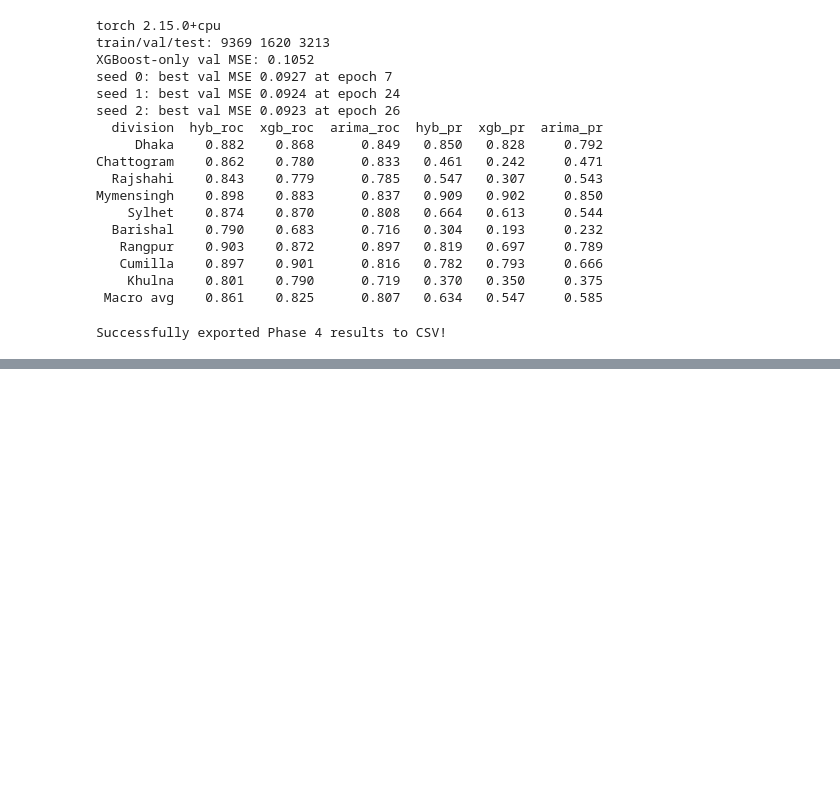
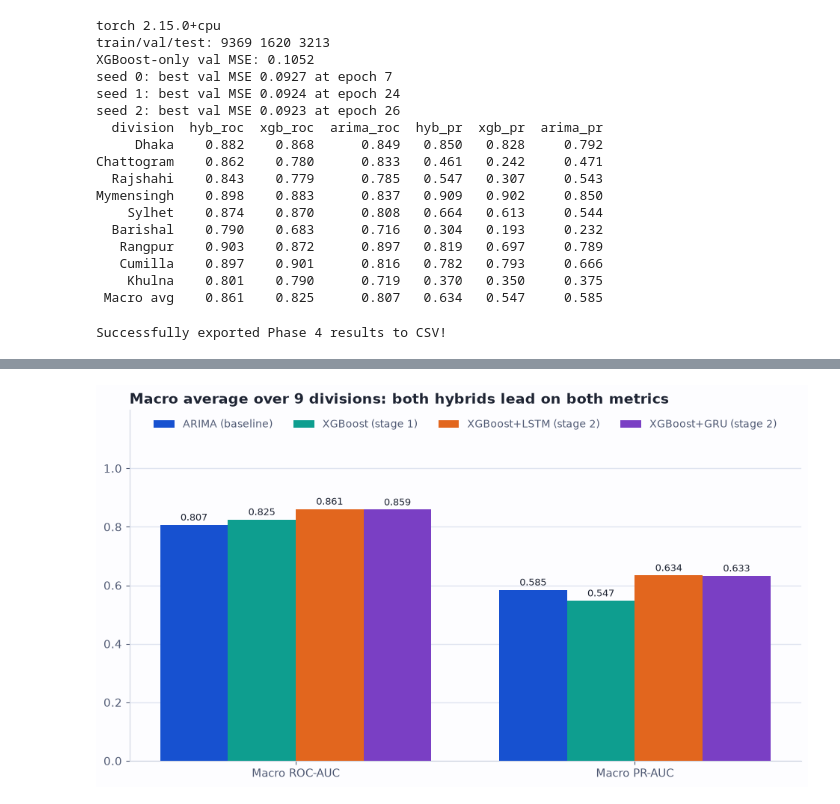
Before and after one commit to ZahidulAlam277/load-shedding-capstone, a Jupyter notebook: notebooks/04_xgb_lstm_hybrid.ipynb, the cells around one changed output, grey strips where cells are left out. Saved outputs shown, nothing was run; the diff lists cells and outputs as text; code cells hidden in the pictures; blank space fills up the shorter version.

Commit message:
further analysis and engineerung with model evaluatio completion

```diff
--- a/notebooks/04_xgb_lstm_hybrid.ipynb
+++ b/notebooks/04_xgb_lstm_hybrid.ipynb
@@ -405,0 +443,6 @@ saved fig10_phase4_pr_auc.png
+# %%
+# load saved ARIMA scores
+p_arima = np.load("../data/processed/p_arima.npy")
+assert p_arima.shape == (len(divisions), n), p_arima.shape
+print([round(roc_auc_score(Y[i], p_arima[i]), 3) for i in range(len(divisions))])
+print([arima[d][0] for d in divisions])    # should match the line above
@@ -405,0 +485,87 @@ saved fig10_phase4_pr_auc.png
+# %%
+# four-model figures (ARIMA, XGBoost, XGBoost+LSTM, XGBoost+GRU)
+import os
+import numpy as np
+import pandas as pd
+import matplotlib.pyplot as plt
+
+TABLES, FIGURES = "../outputs/tables", "../outputs/figures"
+os.makedirs(FIGURES, exist_ok=True)
+
+# Palette
+BLUE, ORANGE, AQUA, PURPLE = "#1751D0", "#E2661E", "#0E9E8F", "#7A3FC4"
+INK, INK2, GRID, SURF = "#1E2433", "#505A74", "#DFE4F0", "#FDFDFF"
+plt.rcParams.update({"font.size": 11, "axes.edgecolor": "#CDD3E0", "axes.labelcolor": INK2,
+                     "xtick.color": INK2, "ytick.color": INK2, "figure.facecolor": SURF,
+                     "axes.facecolor": SURF, "axes.spines.top": False, "axes.spines.right": False})
+
+MODELS = [("arima", "ARIMA (baseline)",       BLUE),
+          ("xgb",   "XGBoost (stage 1)",      AQUA),
+          ("lstm",  "XGBoost+LSTM (stage 2)", ORANGE),
+          ("gru",   "XGBoost+GRU (stage 2)",  PURPLE)]
+
+# Division rows only; macro recomputed from them
+df = pd.read_csv(f"{TABLES}/phase4_xgb_gru.csv")
+df = df[df["division"] != "Macro avg"].reset_index(drop=True)
+macro = df.drop(columns="division").mean()
+nd = len(df)
+
+def wins(model, metric):
+    """Divisions where `model` beats ARIMA on `metric`."""
+    return int((df[f"{model}_{metric}"] > df[f"arima_{metric}"]).sum())
+
+def grouped_bars(ax, labels, series, title, ylabel=None, rotate=0, annotate=False):
+    n, x = len(series), np.arange(len(labels))
+    w = 0.8 / n
+    for j, (name, color, vals) in enumerate(series):
+        bars = ax.bar(x + (j - (n - 1) / 2) * w, vals, w, color=color, label=name)
+        if annotate:
+            ax.bar_label(bars, fmt="%.3f", padding=2, fontsize=9, color=INK)
+    ax.set_title(title, loc="left", color=INK, fontsize=14, fontweight="bold")
+    if ylabel:
+        ax.set_ylabel(ylabel)
+    ax.set_xticks(x)
+    ax.set_xticklabels(labels, rotation=rotate, ha="right" if rotate else "center")
+    ax.set_ylim(0, 1.2)
+    ax.set_yticks(np.arange(0, 1.01, 0.2))
+    ax.grid(axis="y", color=GRID, linewidth=1)
+    ax.set_axisbelow(True)
+    ax.legend(frameon=False, labelcolor=INK2, ncol=4, loc="upper center", fontsize=10)
+
+def save(fig, name):
+    fig.tight_layout()
+    fig.savefig(f"{FIGURES}/{name}", dpi=300, facecolor=SURF)
+    plt.show()
+    plt.close(fig)
+    print("saved", name)
+
+def division_series(metric):
+    return [(label, color, df[f"{key}_{metric}"]) for key, label, color in MODELS]
+
+# Fig 8: macro-average scoreboard
+hyb_min = {m: min(macro[f"lstm_{m}"], macro[f"gru_{m}"]) for m in ("roc", "pr")}
+others_max = {m: max(macro[f"arima_{m}"], macro[f"xgb_{m}"]) for m in ("roc", "pr")}
+if all(hyb_min[m] > others_max[m] for m in ("roc", "pr")):
+    t8 = f"Macro average over {nd} divisions: both hybrids lead on both metrics"
+else:
+    t8 = f"Macro average over {nd} divisions"
+fig, ax = plt.subplots(figsize=(10, 5.5))
+macro_series = [(label, color, [macro[f"{key}_roc"], macro[f"{key}_pr"]]) for key, label, color in MODELS]
+grouped_bars(ax, ["Macro ROC-AUC", "Macro PR-AUC"], macro_series, t8, annotate=True)
+save(fig, "fig8_phase4_macro_summary.png")
+
+# Fig 9: ROC-AUC by division
+fig, ax = plt.subplots(figsize=(13, 5.5))
+grouped_bars(ax, df["division"], division_series("roc"),
+             f"ROC-AUC by division: beats ARIMA in {wins('lstm','roc')} (LSTM) / {wins('gru','roc')} (GRU) of {nd}",
+             ylabel="ROC-AUC", rotate=30)
+save(fig, "fig9_phase4_roc_auc.png")
+
+# Fig 10: PR-AUC by division
+fig, ax = plt.subplots(figsize=(13, 5.5))
+grouped_bars(ax, df["division"], division_series("pr"),
+             f"PR-AUC by division: beats ARIMA in {wins('lstm','pr')} (LSTM) / {wins('gru','pr')} (GRU) of {nd}",
+             ylabel="PR-AUC", rotate=30)
+save(fig, "fig10_phase4_pr_auc.png")
+# %% [output]
+[figure, added]
```
Also changed, not shown: parts of 17 cells of this notebook, 12 other files.
